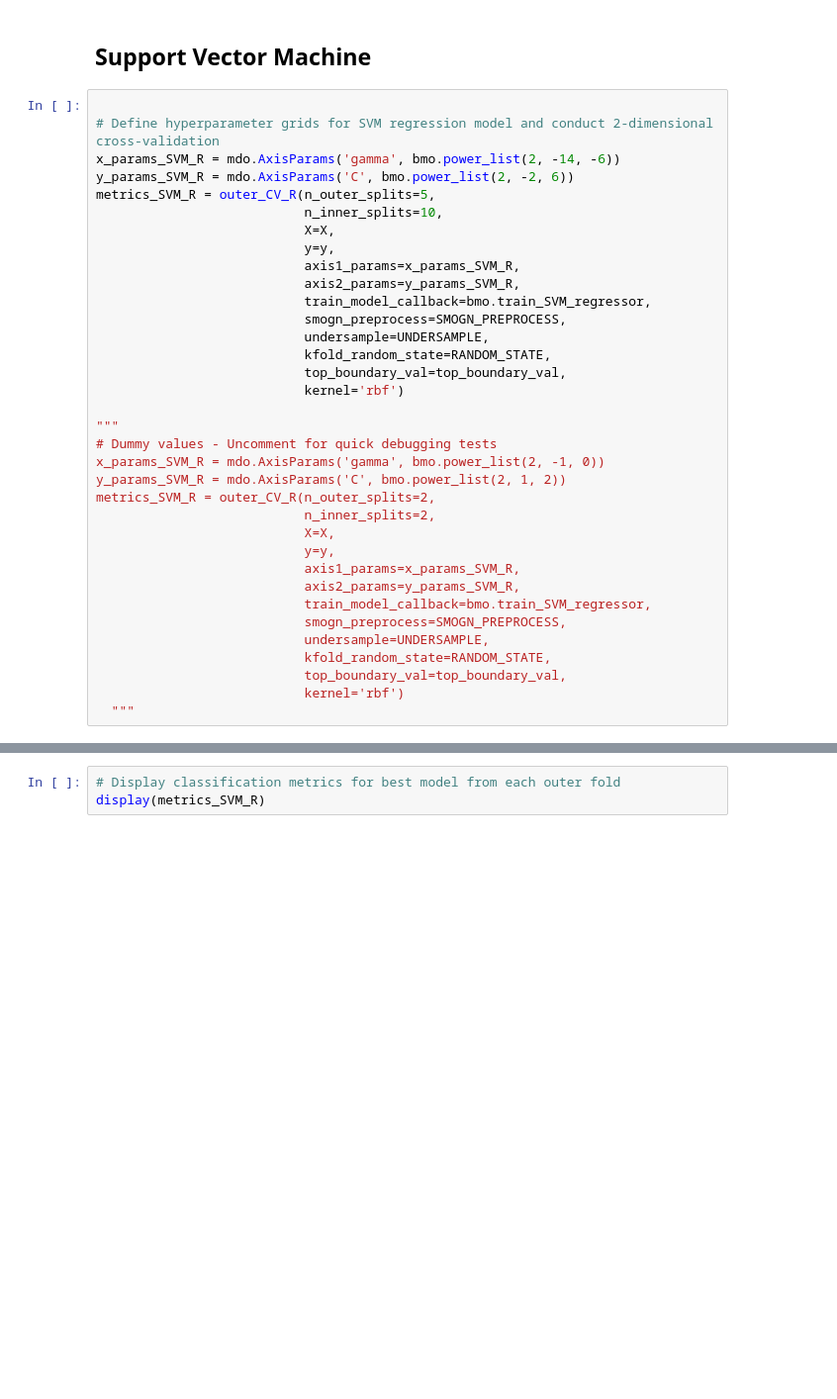
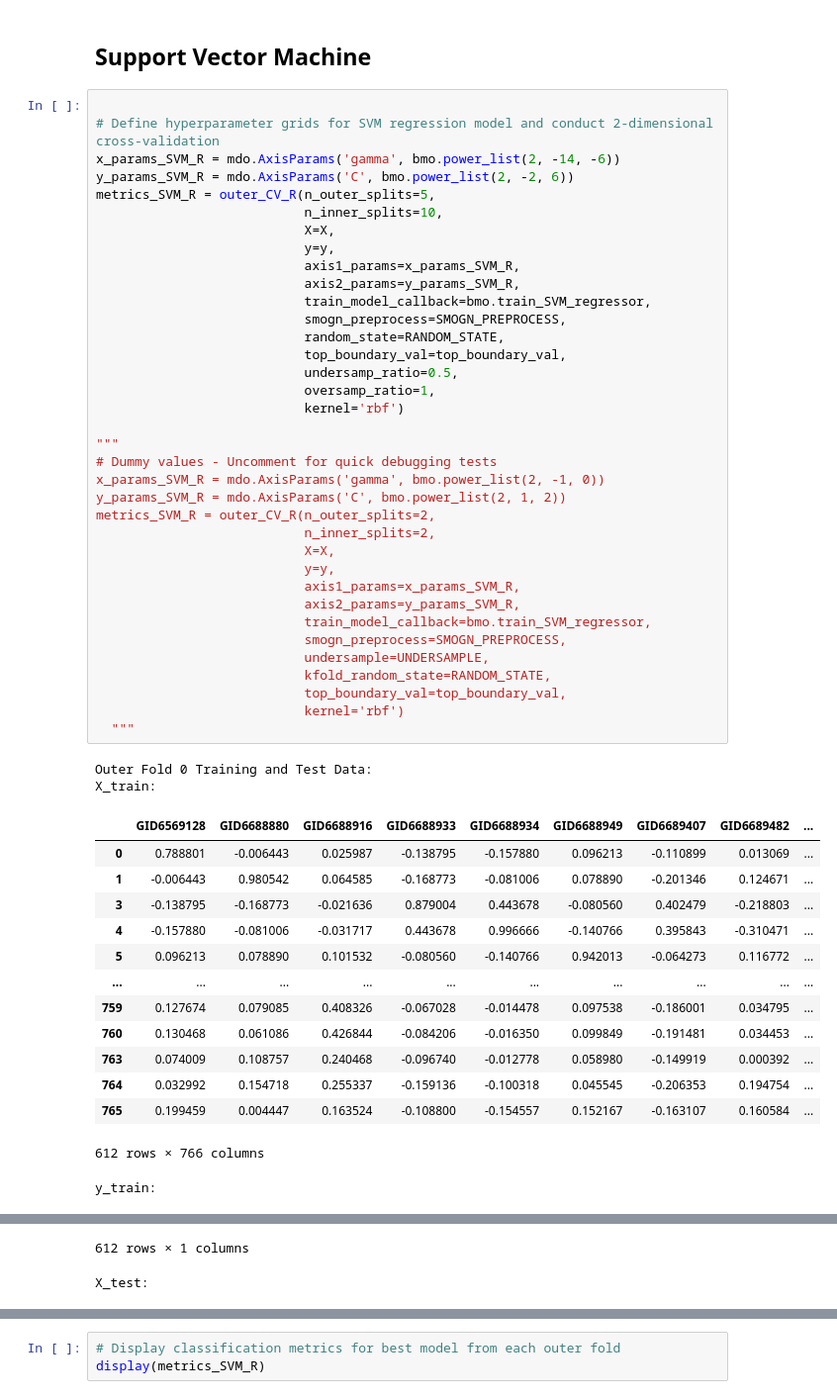
Before and after one commit to CaoCalvin/ml_research, a Jupyter notebook: project.ipynb, the cells around one changed output, grey strips where cells are left out. Shown: that part at 99% size. Saved outputs shown, nothing was run; the diff lists cells and outputs as text; blank space fills up the shorter version.

Commit message:
Modified data augmentation to add controllable undersampling and oversampling ratios

```diff
--- a/project.ipynb
+++ b/project.ipynb
@@ -552,32 +696,50 @@ def outer_CV_R(n_outer_splits: int, n_inner_splits: int, X : pd.DataFrame, y : p
 x_params_SVM_R = mdo.AxisParams('gamma', bmo.power_list(2, -14, -6))
 y_params_SVM_R = mdo.AxisParams('C', bmo.power_list(2, -2, 6))
 metrics_SVM_R = outer_CV_R(n_outer_splits=5,
                            n_inner_splits=10,
                            X=X,
                            y=y,
                            axis1_params=x_params_SVM_R,
                            axis2_params=y_params_SVM_R,
                            train_model_callback=bmo.train_SVM_regressor,
                            smogn_preprocess=SMOGN_PREPROCESS,
-                           undersample=UNDERSAMPLE,
-                           kfold_random_state=RANDOM_STATE,
+                           random_state=RANDOM_STATE,
                            top_boundary_val=top_boundary_val,
+                           undersamp_ratio=0.5,
+                           oversamp_ratio=1,
                            kernel='rbf')
 
 """
 # Dummy values - Uncomment for quick debugging tests
 x_params_SVM_R = mdo.AxisParams('gamma', bmo.power_list(2, -1, 0))
 y_params_SVM_R = mdo.AxisParams('C', bmo.power_list(2, 1, 2))
 metrics_SVM_R = outer_CV_R(n_outer_splits=2,
                            n_inner_splits=2,
                            X=X,
                            y=y,
                            axis1_params=x_params_SVM_R,
                            axis2_params=y_params_SVM_R,
                            train_model_callback=bmo.train_SVM_regressor,
                            smogn_preprocess=SMOGN_PREPROCESS,
                            undersample=UNDERSAMPLE,
                            kfold_random_state=RANDOM_STATE,
                            top_boundary_val=top_boundary_val,
                            kernel='rbf')
   """
+# %% [output]
+Outer Fold 0 Training and Test Data:
+X_train:
+|  | GID6569128 | GID6688880 | GID6688916 | GID6688933 | GID6688934 | GID6688949 | GID6689407 | GID6689482 | ... |
+| 0 | 0.788801 | -0.006443 | 0.025987 | -0.138795 | -0.157880 | 0.096213 | -0.110899 | 0.013069 | ... |
+| 1 | -0.006443 | 0.980542 | 0.064585 | -0.168773 | -0.081006 | 0.078890 | -0.201346 | 0.124671 | ... |
+| 3 | -0.138795 | -0.168773 | -0.021636 | 0.879004 | 0.443678 | -0.080560 | 0.402479 | -0.218803 | ... |
+| 4 | -0.157880 | -0.081006 | -0.031717 | 0.443678 | 0.996666 | -0.140766 | 0.395843 | -0.310471 | ... |
+| 5 | 0.096213 | 0.078890 | 0.101532 | -0.080560 | -0.140766 | 0.942013 | -0.064273 | 0.116772 | ... |
+| ... | ... | ... | ... | ... | ... | ... | ... | ... | ... |
+| 759 | 0.127674 | 0.079085 | 0.408326 | -0.067028 | -0.014478 | 0.097538 | -0.186001 | 0.034795 | ... |
+| 760 | 0.130468 | 0.061086 | 0.426844 | -0.084206 | -0.016350 | 0.099849 | -0.191481 | 0.034453 | ... |
+| 763 | 0.074009 | 0.108757 | 0.240468 | -0.096740 | -0.012778 | 0.058980 | -0.149919 | 0.000392 | ... |
+| 764 | 0.032992 | 0.154718 | 0.255337 | -0.159136 | -0.100318 | 0.045545 | -0.206353 | 0.194754 | ... |
+| 765 | 0.199459 | 0.004447 | 0.163524 | -0.108800 | -0.154557 | 0.152167 | -0.163107 | 0.160584 | ... |
+612 rows × 766 columns
+y_train:
@@ -583,0 +758,2 @@ metrics_SVM_R = outer_CV_R(n_outer_splits=2,
+612 rows × 1 columns
+X_test:
```
Also changed, not shown: parts of 8 cells of this notebook, 1 other file.
